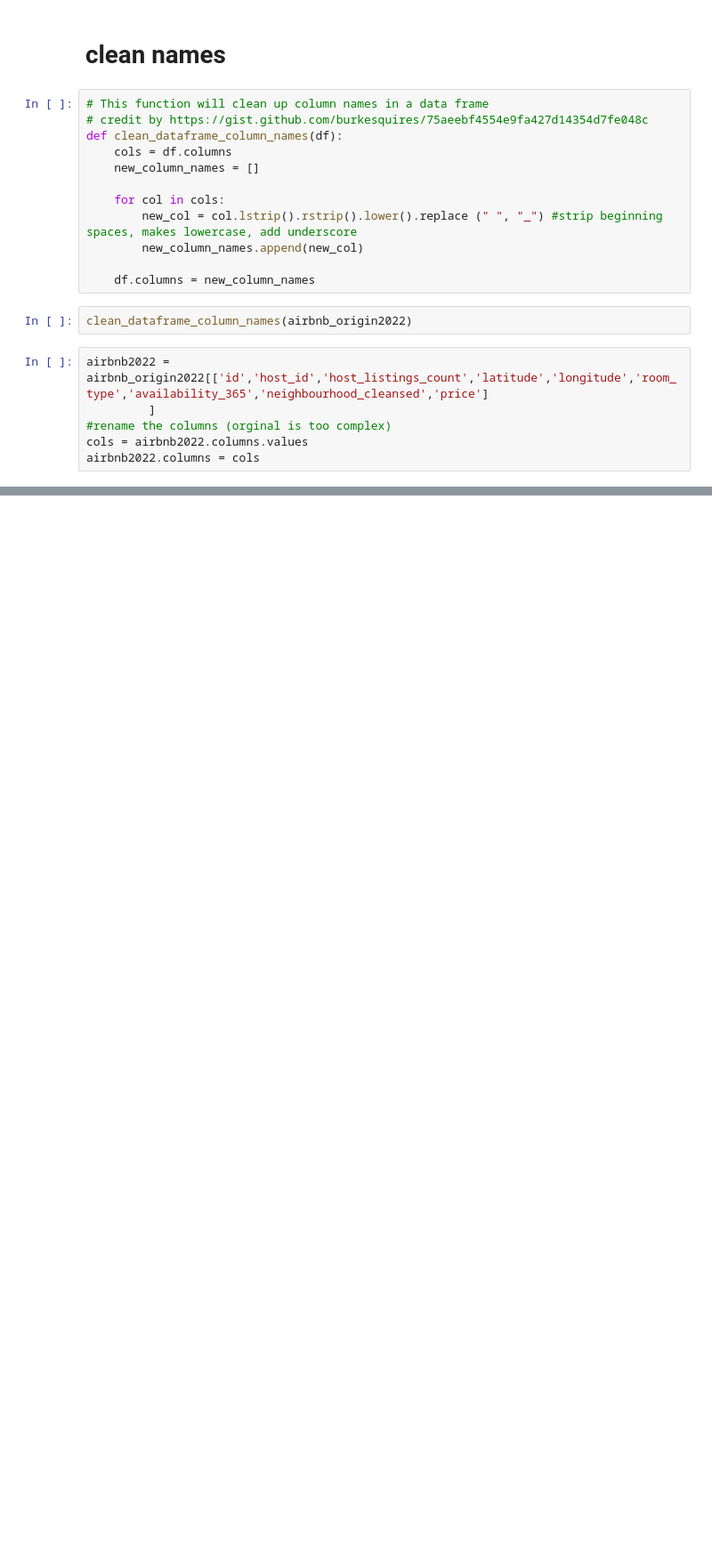
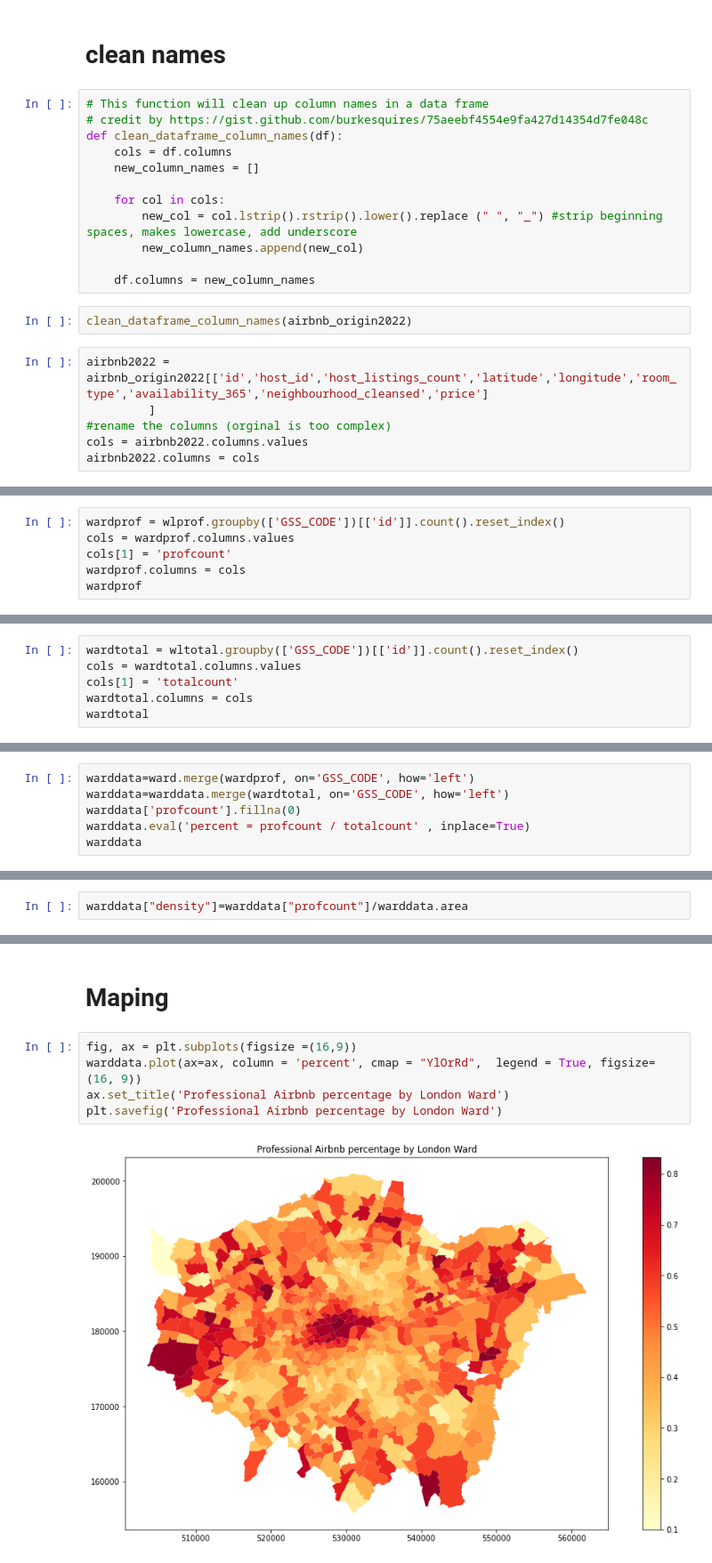
Before and after one commit to korentinchen/fsdsgroupwork, a Jupyter notebook: test.ipynb, the cells around one changed output, grey strips where cells are left out. Shown at 89% size. Cells and saved outputs as stored; diff of their text form; blank space fills up the shorter version.

```diff
--- a/test.ipynb
+++ b/test.ipynb
@@ -72,0 +252,6 @@ airbnb2022
+# %%
+wardprof = wlprof.groupby(['GSS_CODE'])[['id']].count().reset_index()
+cols = wardprof.columns.values
+cols[1] = 'profcount'
+wardprof.columns = cols
+wardprof
@@ -72,0 +272,6 @@ airbnb2022
+# %%
+wardtotal = wltotal.groupby(['GSS_CODE'])[['id']].count().reset_index()
+cols = wardtotal.columns.values
+cols[1] = 'totalcount'
+wardtotal.columns = cols
+wardtotal
@@ -72,0 +292,6 @@ airbnb2022
+# %%
+warddata=ward.merge(wardprof, on='GSS_CODE', how='left')
+warddata=warddata.merge(wardtotal, on='GSS_CODE', how='left')
+warddata['profcount'].fillna(0)
+warddata.eval('percent = profcount / totalcount' , inplace=True)
+warddata
@@ -72,0 +312,2 @@ airbnb2022
+# %%
+warddata["density"]=warddata["profcount"]/warddata.area
@@ -72,0 +330,9 @@ airbnb2022
+# %% [markdown]
+# Maping
+# %%
+fig, ax = plt.subplots(figsize =(16,9))
+warddata.plot(ax=ax, column = 'percent', cmap = "YlOrRd",  legend = True, figsize=(16, 9))
+ax.set_title('Professional Airbnb percentage by London Ward')
+plt.savefig('Professional Airbnb percentage by London Ward')
+# %% [output]
+[figure, added]
```
Also changed, not shown: parts of 40 cells of this notebook.
